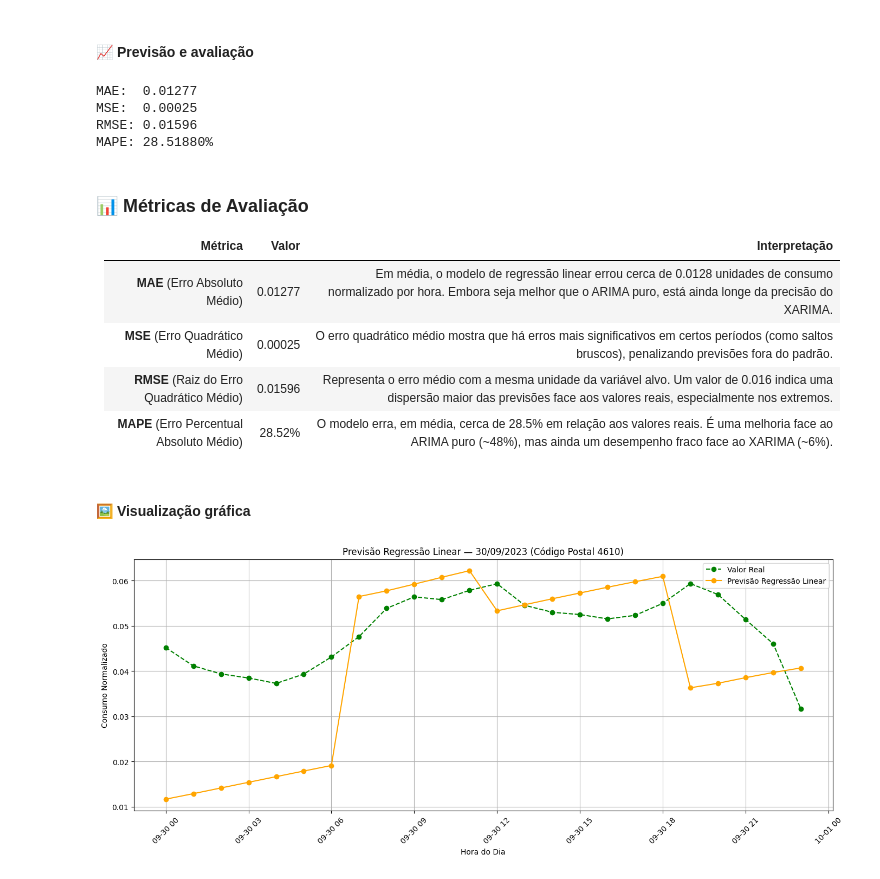
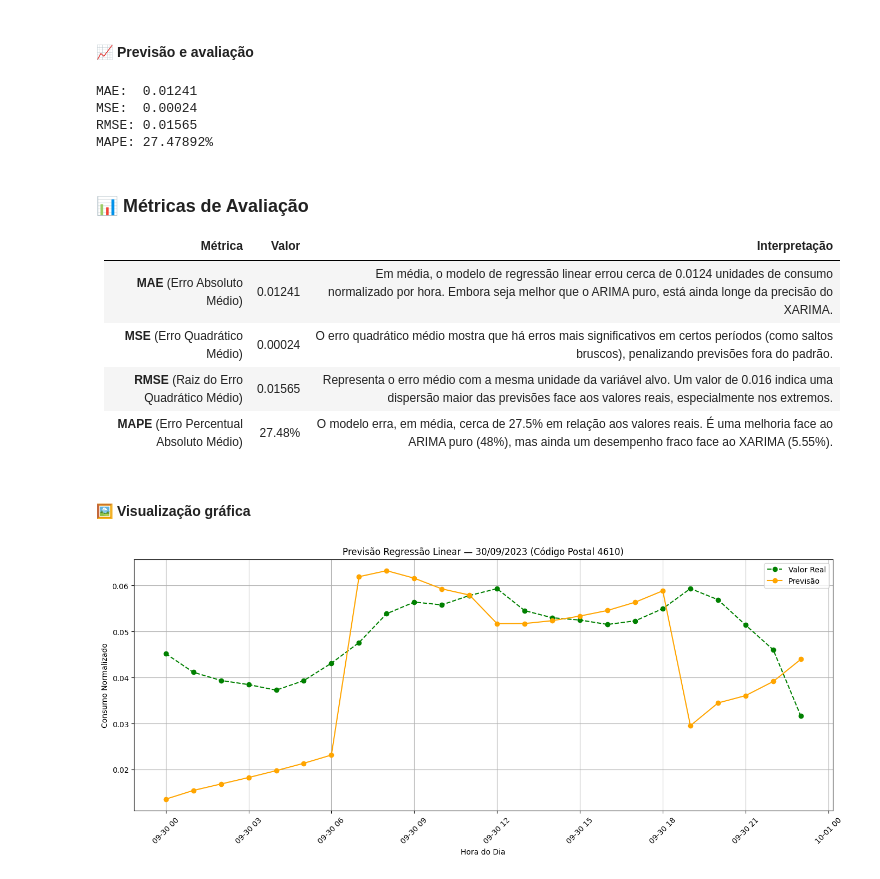
Before and after one commit to heyliceeee/previsao-do-consumo-energetico-com-ml, a Jupyter notebook: 4modelos-tradicionais.ipynb, the cells around one changed output. Cells and saved outputs as stored; diff of their text form; code cells hidden in the pictures.

```diff
--- a/4modelos-tradicionais.ipynb
+++ b/4modelos-tradicionais.ipynb
@@ -350,7 +359,7 @@ mask = (
 # Série de datas para o eixo x
 timestamps = df_cp.loc[mask, "DateTime"].reset_index(drop=True)
 
-features = ["Hour","Day","Month","Year","IsWeekend","TimeOfDay","DayOfTheWeek","Season","IsHoliday","PopulationDensity","Temperature"]
+features = ["Hour","TimeOfDay", "Temperature", "DayOfTheWeek"]
 df_tab = df_cp[features+["EnergyNormalized","DateTime"]].copy()
 # %% [markdown]
 #### ✂️ Split treino/teste
@@ -362,7 +371,7 @@ test  = df_tab[df_tab.DateTime >= "2023-09-30"].drop(columns="DateTime")
 #### 💾 Carregamento do modelo
 # %%
 # (Opcional) Carrega um modelo previamente treinado.
-predictor_linear_regression = TimeSeriesPredictor.load("./predicts/linearRegression/modelo/")
+predictor_linear_regression = TabularPredictor.load("predicts/linearRegression/modelo")
 # %% [markdown]
 #### 🛠️ Treinar
 # %%
@@ -414,33 +423,33 @@ print(f"MSE:  {mse:.5f}")
 print(f"RMSE: {rmse:.5f}")
 print(f"MAPE: {mape:.5f}%")
 # %% [output]
-MAE:  0.01277
-MSE:  0.00025
-RMSE: 0.01596
-MAPE: 28.51880%
+MAE:  0.01241
+MSE:  0.00024
+RMSE: 0.01565
+MAPE: 27.47892%
 # %% [markdown]
 ### 📊 **Métricas de Avaliação**
 
-| Métrica                                      | Valor   | Interpretação                                                                                                                                                                   |
-|----------------------------------------------|---------|---------------------------------------------------------------------------------------------------------------------------------------------------------------------------------|
-| **MAE** (Erro Absoluto Médio)                | 0.01277 | Em média, o modelo de regressão linear errou cerca de 0.0128 unidades de consumo normalizado por hora. Embora seja melhor que o ARIMA puro, está ainda longe da precisão do XARIMA. |
-| **MSE** (Erro Quadrático Médio)              | 0.00025 | O erro quadrático médio mostra que há erros mais significativos em certos períodos (como saltos bruscos), penalizando previsões fora do padrão. |
-| **RMSE** (Raiz do Erro Quadrático Médio)     | 0.01596 | Representa o erro médio com a mesma unidade da variável alvo. Um valor de 0.016 indica uma dispersão maior das previsões face aos valores reais, especialmente nos extremos. |
-| **MAPE** (Erro Percentual Absoluto Médio)    | 28.52%  | O modelo erra, em média, cerca de 28.5% em relação aos valores reais. É uma melhoria face ao ARIMA puro (~48%), mas ainda um desempenho fraco face ao XARIMA (~6%). |
+| Métrica                                      | Valor   | Interpretação                                                                                                                                                                       |
+|----------------------------------------------|---------|-------------------------------------------------------------------------------------------------------------------------------------------------------------------------------------|
+| **MAE** (Erro Absoluto Médio)                | 0.01241 | Em média, o modelo de regressão linear errou cerca de 0.0124 unidades de consumo normalizado por hora. Embora seja melhor que o ARIMA puro, está ainda longe da precisão do XARIMA. |
+| **MSE** (Erro Quadrático Médio)              | 0.00024 | O erro quadrático médio mostra que há erros mais significativos em certos períodos (como saltos bruscos), penalizando previsões fora do padrão.                                     |
+| **RMSE** (Raiz do Erro Quadrático Médio)     | 0.01565 | Representa o erro médio com a mesma unidade da variável alvo. Um valor de 0.016 indica uma dispersão maior das previsões face aos valores reais, especialmente nos extremos.        |
+| **MAPE** (Erro Percentual Absoluto Médio)    | 27.48%  | O modelo erra, em média, cerca de 27.5% em relação aos valores reais. É uma melhoria face ao ARIMA puro (48%), mas ainda um desempenho fraco face ao XARIMA (5.55%).                |
 # %% [markdown]
 #### 🖼️ Visualização gráfica
 # %%
 plt.figure(figsize=(14, 6))
 plt.plot(timestamps, y_true, label="Valor Real", marker='o', linestyle='--', color='green')
-plt.plot(timestamps, y_pred, label="Previsão Regressão Linear", marker='o', color='orange')
+plt.plot(timestamps, y_pred, label="Previsão", marker='o', color='orange')
 plt.xlabel("Hora do Dia")
 plt.ylabel("Consumo Normalizado")
 plt.xticks(rotation=45)
 plt.grid(True)
 plt.title("Previsão Regressão Linear — 30/09/2023 (Código Postal 4610)")
 plt.legend()
 plt.tight_layout()
 plt.savefig("predicts/linearRegression/grafico.png", dpi=300, bbox_inches='tight')
 plt.show()
 # %% [output]
-[figure, old version]
+[figure, new version]
```
Also changed, not shown: parts of 17 cells of this notebook, 28 other files.
